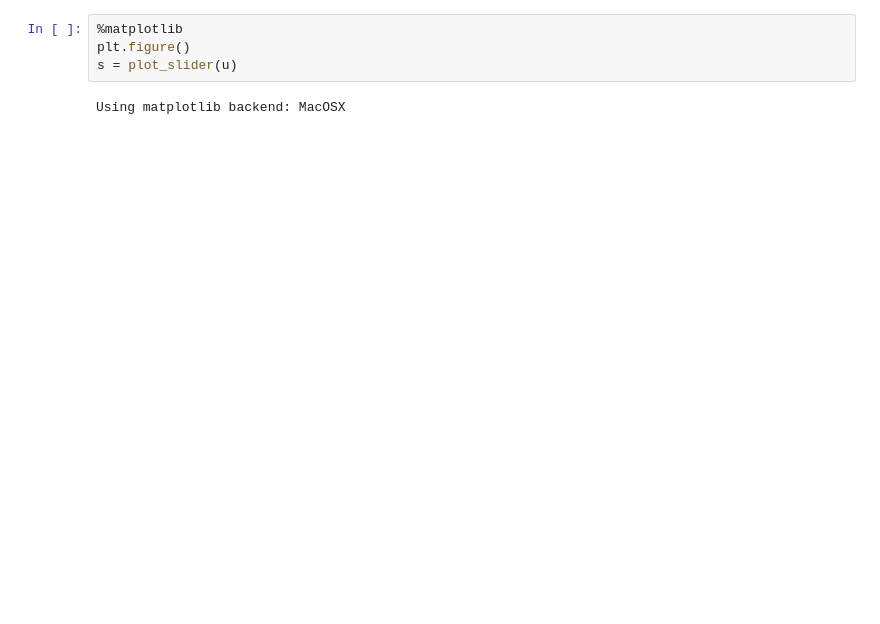
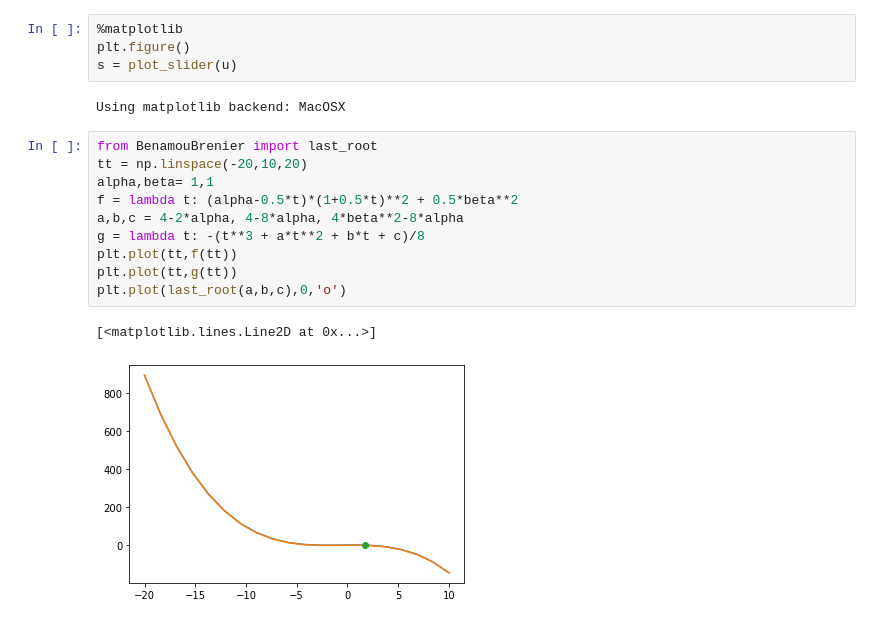
Before and after one commit to Benoit-Muller/Computational-Optimal-Transport, a Jupyter notebook: tests_BB.ipynb, the cells around one changed output. Drawn from its saved outputs; the diff is of its cells as text; blank space fills up the shorter version.

```diff
--- a/tests_BB.ipynb
+++ b/tests_BB.ipynb
@@ -199,3 +214,16 @@ plt.figure()
 s = plot_slider(u)
 # %% [output]
 Using matplotlib backend: MacOSX
+# %%
+from BenamouBrenier import last_root
+tt = np.linspace(-20,10,20)
+alpha,beta= 1,1
+f = lambda t: (alpha-0.5*t)*(1+0.5*t)**2 + 0.5*beta**2
+a,b,c = 4-2*alpha, 4-8*alpha, 4*beta**2-8*alpha
+g = lambda t: -(t**3 + a*t**2 + b*t + c)/8
+plt.plot(tt,f(tt))
+plt.plot(tt,g(tt))
+plt.plot(last_root(a,b,c),0,'o')
+# %% [output]
+[<matplotlib.lines.Line2D at 0x...>]
+[figure, added]
```
Also changed, not shown: parts of 4 cells of this notebook, 22 other files.
